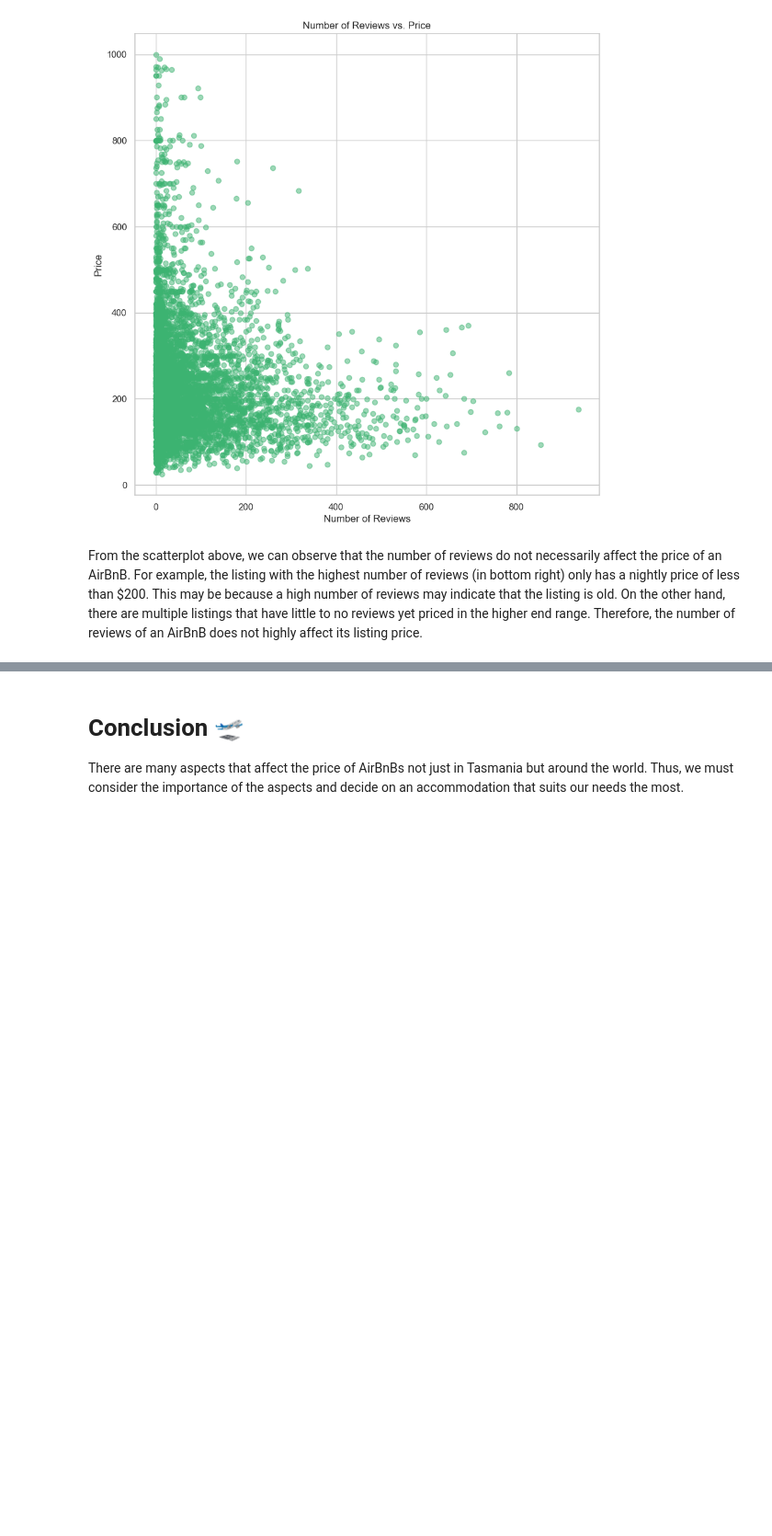
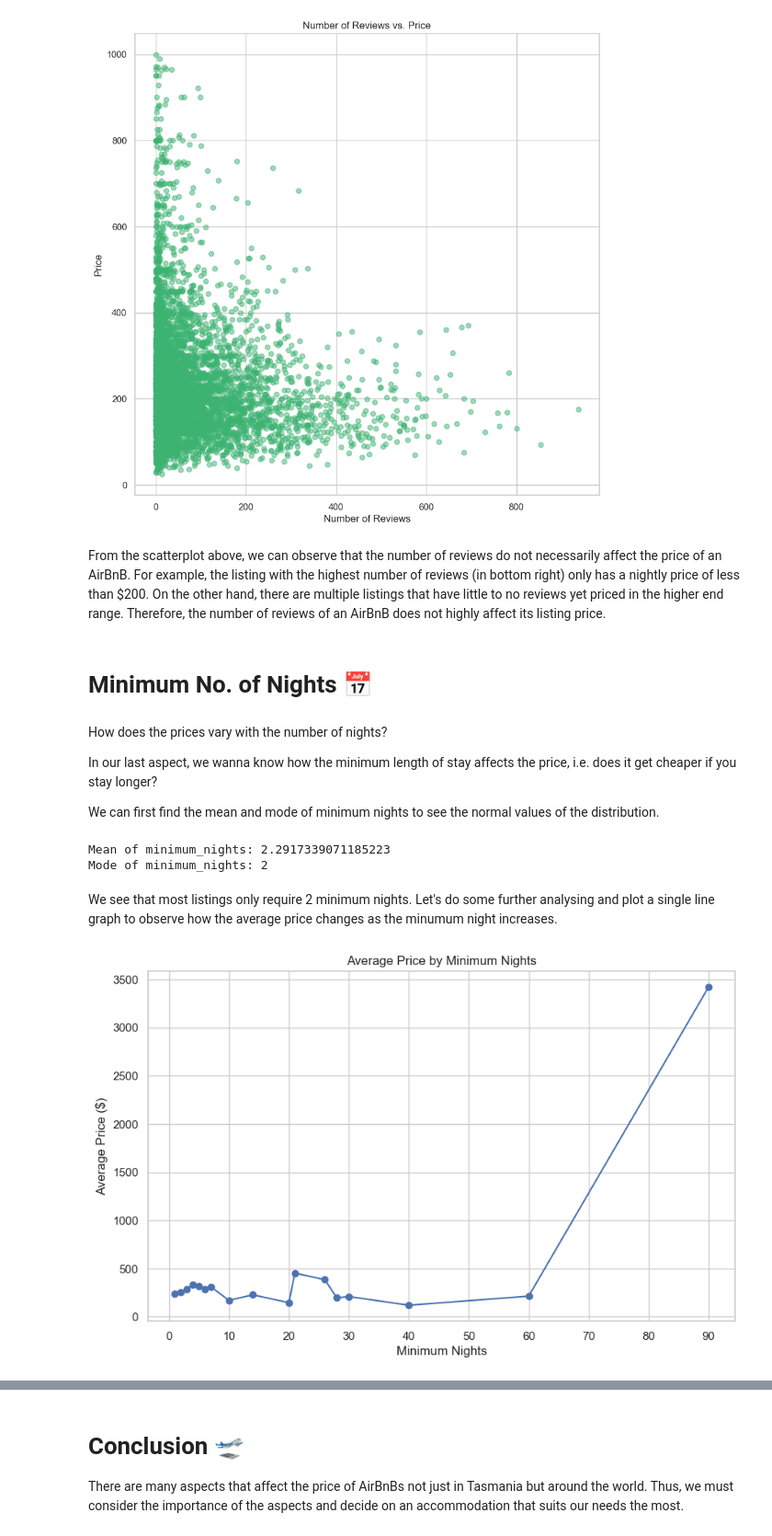
Before and after one commit to zhiyi-zy/data_project, a Jupyter notebook: presentation.ipynb, the cells around one changed output, grey strips where cells are left out. Shown at 92% size. Cells and saved outputs as stored; diff of their text form; code cells hidden in the pictures; blank space fills up the shorter version.

```diff
--- a/presentation.ipynb
+++ b/presentation.ipynb
@@ -149,4 +148,38 @@ plt.show()
 # %% [output]
 [figure]
 # %% [markdown]
-From the scatterplot above, we can observe that the number of reviews do not necessarily affect the price of an AirBnB. For example, the listing with the highest number of reviews (in bottom right) only has a nightly price of less than $200. This may be because a high number of reviews may indicate that the listing is old. On the other hand, there are multiple listings that have little to no reviews yet priced in the higher end range. Therefore, the number of reviews of an AirBnB does not highly affect its listing price.
+From the scatterplot above, we can observe that the number of reviews do not necessarily affect the price of an AirBnB. For example, the listing with the highest number of reviews (in bottom right) only has a nightly price of less than $200. On the other hand, there are multiple listings that have little to no reviews yet priced in the higher end range. Therefore, the number of reviews of an AirBnB does not highly affect its listing price.
+# %% [markdown]
+# Minimum No. of Nights 📅
+# %% [markdown]
+How does the prices vary with the number of nights?
+
+In our last aspect, we wanna know how the minimum length of stay affects the price, i.e. does it get cheaper if you stay longer?
+
+We can first find the mean and mode of minimum nights to see the normal values of the distribution.
+# %%
+print(f'Mean of minimum_nights: {np.mean(penalty_data["minimum_nights"])}')
+print(f"Mode of minimum_nights: {penalty_data[(penalty_data['minimum_nights'] <= 30) & (penalty_data['minimum_nights'] > 0)]['minimum_nights'].mode()[0]}")
+# %% [output]
+Mean of minimum_nights: 2.2917339071185223
+Mode of minimum_nights: 2
+# %% [markdown]
+We see that most listings only require 2 minimum nights. Let's do some further analysing and plot a single line graph to observe how the average price changes as the minumum night increases.
+# %%
+upper_bound = 90
+df = penalty_data[penalty_data['minimum_nights'] <= upper_bound]
+
+# Group data by min_nights and calculate the average price
+average_price_by_nights = df.groupby('minimum_nights')['price'].mean().reset_index()
+
+# Create a line graph
+plt.figure(figsize=(10, 6))
+plt.plot(average_price_by_nights['minimum_nights'], average_price_by_nights['price'], marker='o')
+plt.xlabel('Minimum Nights')
+plt.ylabel('Average Price ($)')
+plt.title('Average Price by Minimum Nights')
+plt.grid(True)
+plt.xticks(np.arange(0, upper_bound+1, step=10))  # Customize x-axis ticks
+plt.show()
+# %% [output]
+[figure, added]
```
Also changed, not shown: parts of 11 cells of this notebook.
